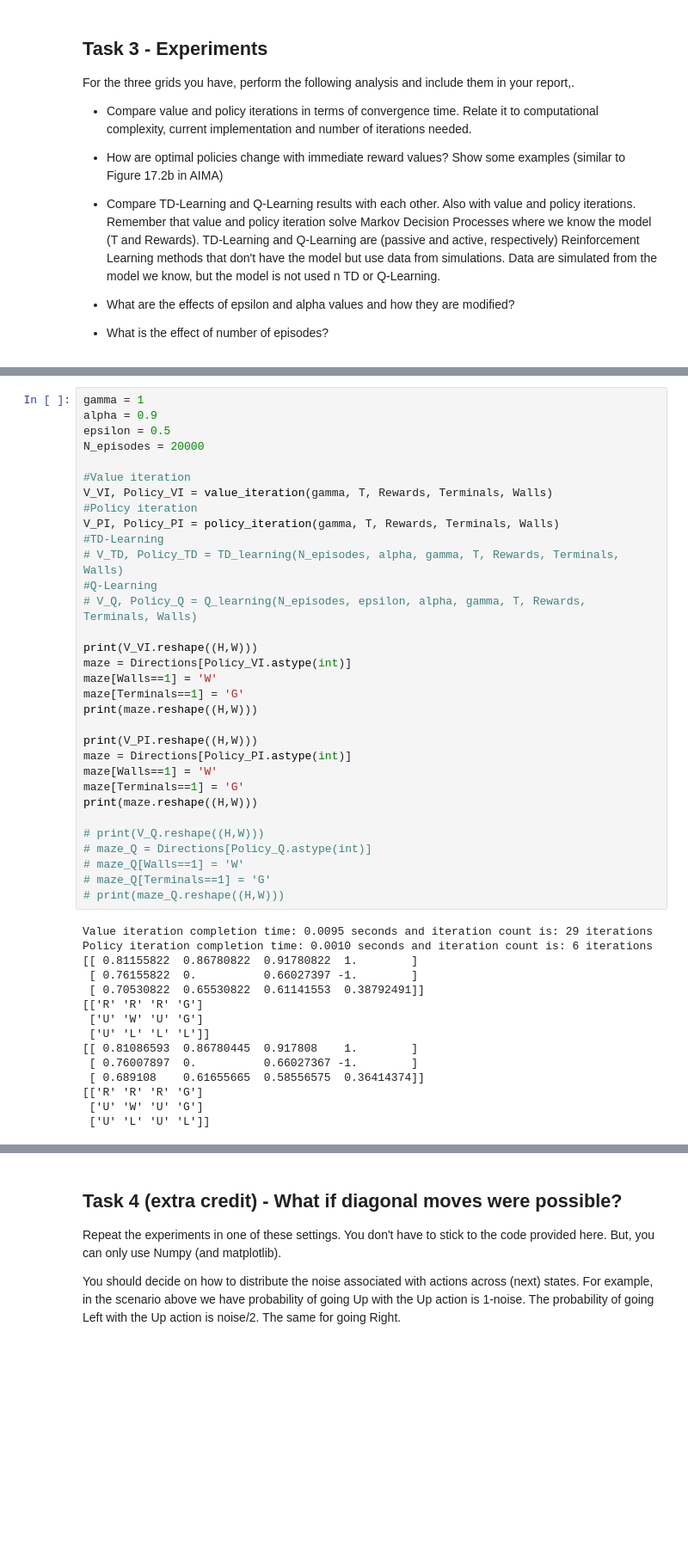
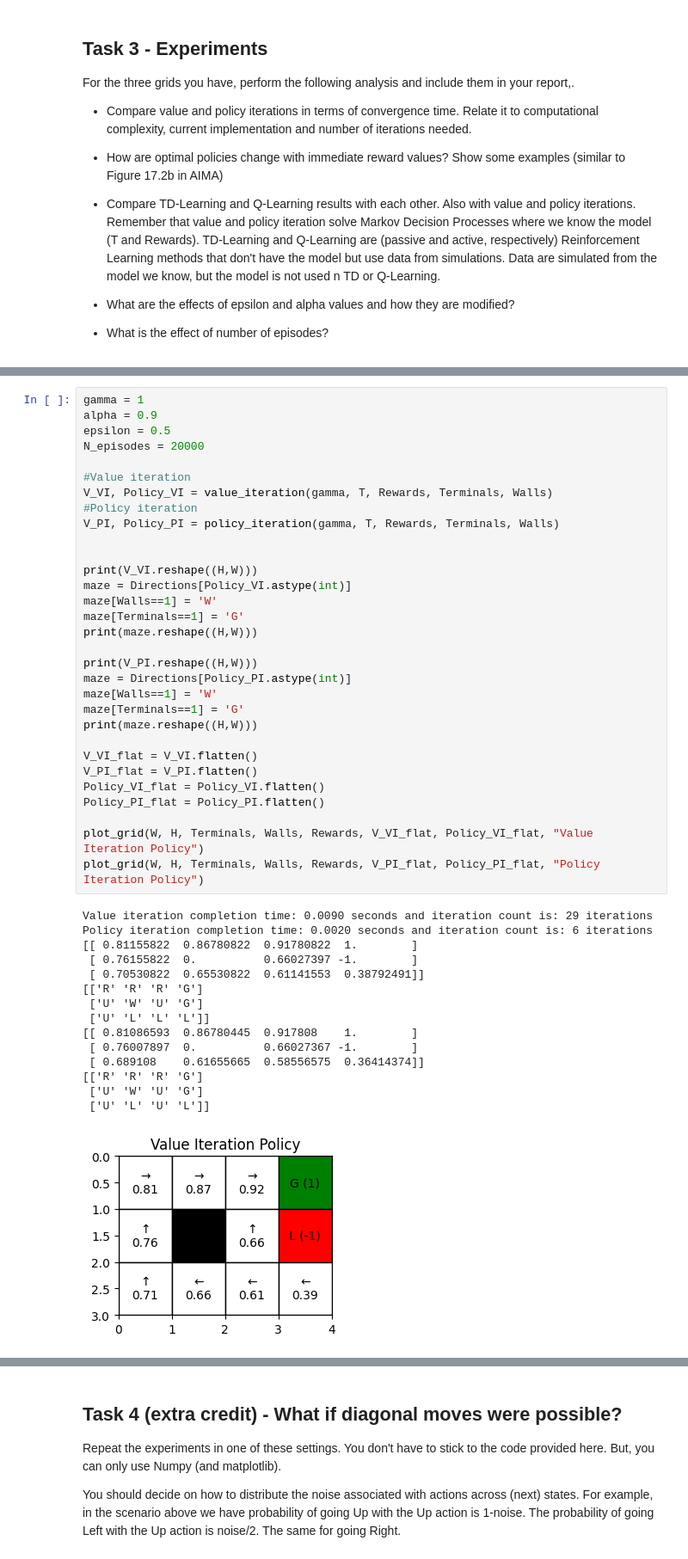
Before and after one commit to Masters-Halmstad/AI_Lab_3, a Jupyter notebook: lab3_code.ipynb, the cells around one changed output, grey strips where cells are left out. Shown at 86% size. Saved outputs shown, nothing was run; the diff lists cells and outputs as text; blank space fills up the shorter version.

```diff
--- a/lab3_code.ipynb
+++ b/lab3_code.ipynb
@@ -260,41 +302,41 @@ N_episodes = 20000
 #Value iteration
 V_VI, Policy_VI = value_iteration(gamma, T, Rewards, Terminals, Walls)
 #Policy iteration
 V_PI, Policy_PI = policy_iteration(gamma, T, Rewards, Terminals, Walls)
-#TD-Learning
-# V_TD, Policy_TD = TD_learning(N_episodes, alpha, gamma, T, Rewards, Terminals, Walls)
-#Q-Learning
-# V_Q, Policy_Q = Q_learning(N_episodes, epsilon, alpha, gamma, T, Rewards, Terminals, Walls)
+
 
 print(V_VI.reshape((H,W)))
 maze = Directions[Policy_VI.astype(int)]
 maze[Walls==1] = 'W'
 maze[Terminals==1] = 'G'
 print(maze.reshape((H,W)))
 
 print(V_PI.reshape((H,W)))
 maze = Directions[Policy_PI.astype(int)]
 maze[Walls==1] = 'W'
 maze[Terminals==1] = 'G'
 print(maze.reshape((H,W)))
 
-# print(V_Q.reshape((H,W)))
-# maze_Q = Directions[Policy_Q.astype(int)]
-# maze_Q[Walls==1] = 'W'
-# maze_Q[Terminals==1] = 'G'
-# print(maze_Q.reshape((H,W)))
+V_VI_flat = V_VI.flatten()
+V_PI_flat = V_PI.flatten()
+Policy_VI_flat = Policy_VI.flatten()
+Policy_PI_flat = Policy_PI.flatten()
+
+plot_grid(W, H, Terminals, Walls, Rewards, V_VI_flat, Policy_VI_flat, "Value Iteration Policy")
+plot_grid(W, H, Terminals, Walls, Rewards, V_PI_flat, Policy_PI_flat, "Policy Iteration Policy")
 # %% [output]
-Value iteration completion time: 0.0095 seconds and iteration count is: 29 iterations
-Policy iteration completion time: 0.0010 seconds and iteration count is: 6 iterations
+Value iteration completion time: 0.0090 seconds and iteration count is: 29 iterations
+Policy iteration completion time: 0.0020 seconds and iteration count is: 6 iterations
 [[ 0.81155822  0.86780822  0.91780822  1.        ]
  [ 0.76155822  0.          0.66027397 -1.        ]
  [ 0.70530822  0.65530822  0.61141553  0.38792491]]
 [['R' 'R' 'R' 'G']
  ['U' 'W' 'U' 'G']
  ['U' 'L' 'L' 'L']]
 [[ 0.81086593  0.86780445  0.917808    1.        ]
  [ 0.76007897  0.          0.66027367 -1.        ]
  [ 0.689108    0.61655665  0.58556575  0.36414374]]
 [['R' 'R' 'R' 'G']
  ['U' 'W' 'U' 'G']
  ['U' 'L' 'U' 'L']]
+[figure, added]
```
Also changed, not shown: parts of 3 cells of this notebook, 2 other files.
